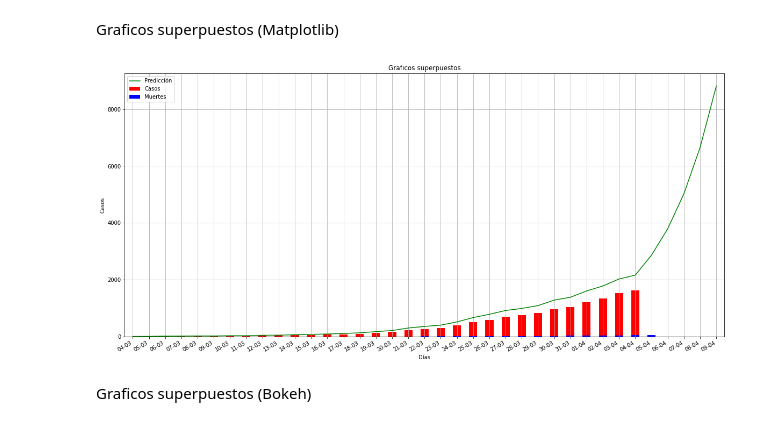
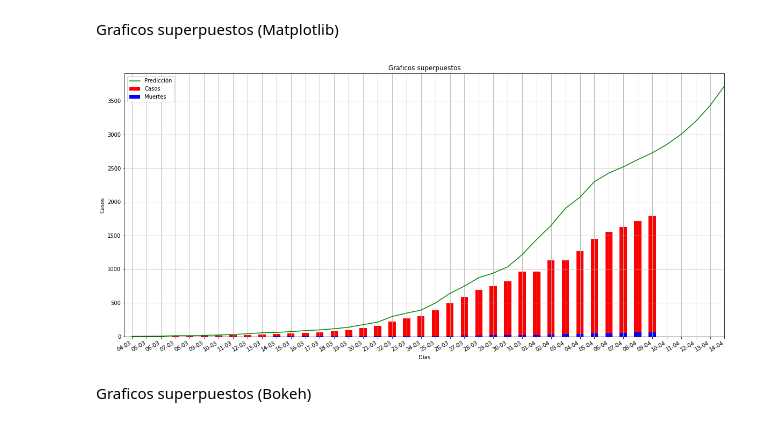
Before and after one commit to cemansilla/covid-19-notebook, a Jupyter notebook: COVID-19.ipynb, the cells around one changed output. Drawn from its saved outputs; the diff is of its cells as text; code cells hidden in the pictures.

```diff
--- a/COVID-19.ipynb
+++ b/COVID-19.ipynb
@@ -19,12 +33,13 @@ Cálculo del factor de incremento en base a casos confirmados
 # %%
 #Descarto n cantidad de días del principio
 offset_days = 1
-cases = cases[offset_days:]
+df_cases.loc[offset_days:]
 
 values = []
-for i, val in enumerate(cases):
-  if(i > 0 and cases[i-1] > 0):
-    f = cases[i] / cases[i-1] #Factor
+#for i, val in enumerate(cases):
+for i, row in df_cases.iterrows():
+  if(i > 0 and df_cases.iloc[i-1]['cases'] > 0):
+    f = df_cases.iloc[i]['cases'] / df_cases.iloc[i-1]['cases'] #Factor
     values.append(f)
 
 #Media del factor
@@ -52,19 +71,2 @@ Vinculación de datos con días (cuando trabaje con el dataset esto saldrá de a
 # %% [markdown]
 Grafico
-# %%
-import seaborn as sns
-import matplotlib.pyplot as plt
-
-#Obtengo los días en el rango especificado
-start_date = pd.to_datetime('2020-03-04')
-a_dates = pd.date_range(start_date, periods=forecast_days, freq='D')
-df_dates = pd.DataFrame(a_dates.format(formatter=lambda x: x.strftime('%d-%m')))
-
-df_cases = pd.DataFrame(cases)
-df_cases = pd.concat([df_dates, df_cases], axis=1)
-df_cases.columns = ['date', 'cases']
-
-plt.figure(figsize=(20,5))
-plt.xticks(rotation=45)
-sns.barplot(data=df_cases, x='date', y='cases', palette="vlag").set(title = 'Casos confirmados')
-#plt.show()
@@ -88,11 +108,2 @@ sns.barplot(data=df_deaths, x='date', y='cases', palette="vlag").set(title = 'Mu
 # %% [markdown]
 Predicción
-# %%
-df_forecast = pd.DataFrame(forecast)
-df_forecast = pd.concat([df_dates, df_forecast], axis=1)
-df_forecast.columns = ['date', 'cases']
-
-plt.figure(figsize=(20,5))
-plt.xticks(rotation=45)
-sns.barplot(data=df_forecast, x='date', y='cases', palette="vlag").set(title = 'Predicción')
-#plt.show()
@@ -102,24 +125,24 @@ sns.barplot(data=df_forecast, x='date', y='cases', palette="vlag").set(title = '
 # %% [markdown]
 Graficos superpuestos (Matplotlib)
 # %%
-ax = df_cases.plot(kind='bar', color='red' ,figsize=(20,10))
-df_deaths.plot(kind='bar', color='blue', ax=ax)
-df_forecast.plot(kind='line', color='green', ax=ax)
+ax = df_cases.plot(y='cases_sum', kind='bar', color='red' ,figsize=(20,10))
+df_cases.plot(y='deaths_sum', kind='bar', color='blue', ax=ax)
+df_forecast.plot(y='cases_sum', kind='line', color='green', ax=ax)
 
 #Etiquetas
 plt.ylabel('Casos')
 plt.xlabel('Días')
 ax.set_title('Graficos superpuestos')
 plt.legend(['Predicción', 'Casos', 'Muertes'])
 
 #Fechas en etiquetas del eje x
-plt.xticks(np.arange(forecast_days), a_dates.format(formatter=lambda x: x.strftime('%d-%m')))
+plt.xticks(np.arange(forecast_days), a_dates_forecast.format(formatter=lambda x: x.strftime('%d-%m')))
 plt.gcf().autofmt_xdate()
 
 plt.grid()
 plt.show()
 # %% [output]
-[figure, old version]
+[figure, new version]
 # %% [markdown]
 Graficos superpuestos (Bokeh)
 # %%
```
Also changed, not shown: parts of 14 cells of this notebook.
